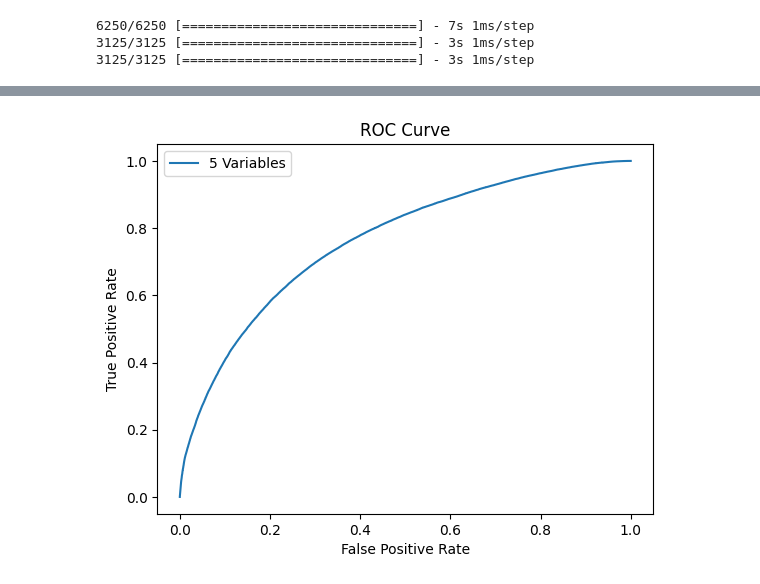
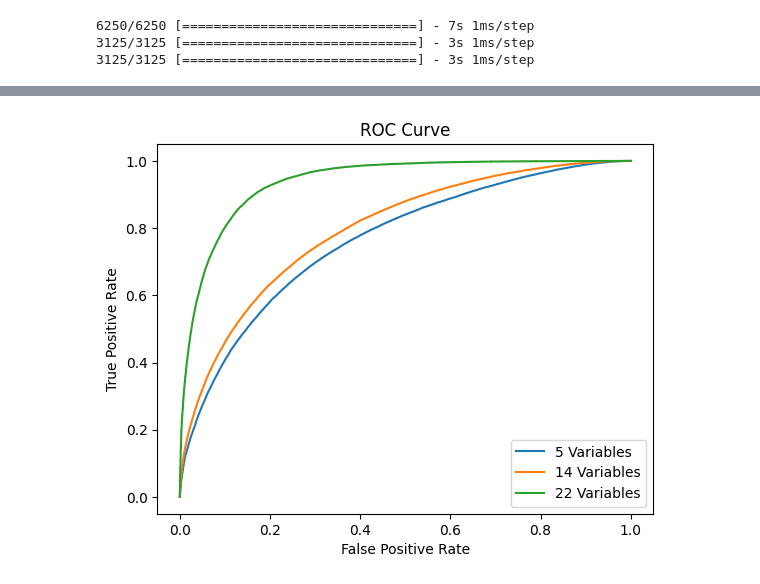
Before and after one commit to GitGup/ATLAS_DNN, a Jupyter notebook: MC_DNN.ipynb, the cells around one changed output, grey strips where cells are left out. Cells and saved outputs as stored; diff of their text form; code cells hidden in the pictures.

```diff
--- a/MC_DNN.ipynb
+++ b/MC_DNN.ipynb
@@ -985,16 +985,17 @@ y_pred2 = predictions_both2
 # %%
 # Calculate TPR and FPR for different threshold values
 fpr, tpr, thresholds = roc_curve(y_true, y_pred)
-fpr1, tpr1, thresholds1 = roc_curve(ytrue1, y_pred1)
+fpr1, tpr1, thresholds1 = roc_curve(y_true1, y_pred1)
+fpr2, tpr2, thresholds2 = roc_curve(y_true2, y_pred2)
 
 # Plot ROC curve
-plt.plot(fpr, tpr, label = "{} Variables".format(len(training_columns)))
-plt.plot(fpr1, tpr1, label = "{} Variables".format(len
-plt.pl
+plt.plot(fpr, tpr, label = "5 Variables")
+plt.plot(fpr1, tpr1, label = "14 Variables")
+plt.plot(fpr2, tpr2, label = "22 Variables")
 plt.xlabel('False Positive Rate')
 plt.ylabel('True Positive Rate')
 plt.legend()
 plt.title('ROC Curve')
 plt.show()
 # %% [output]
-[figure, old version]
+[figure, new version]
```
Also changed, not shown: parts of 3 cells of this notebook.
